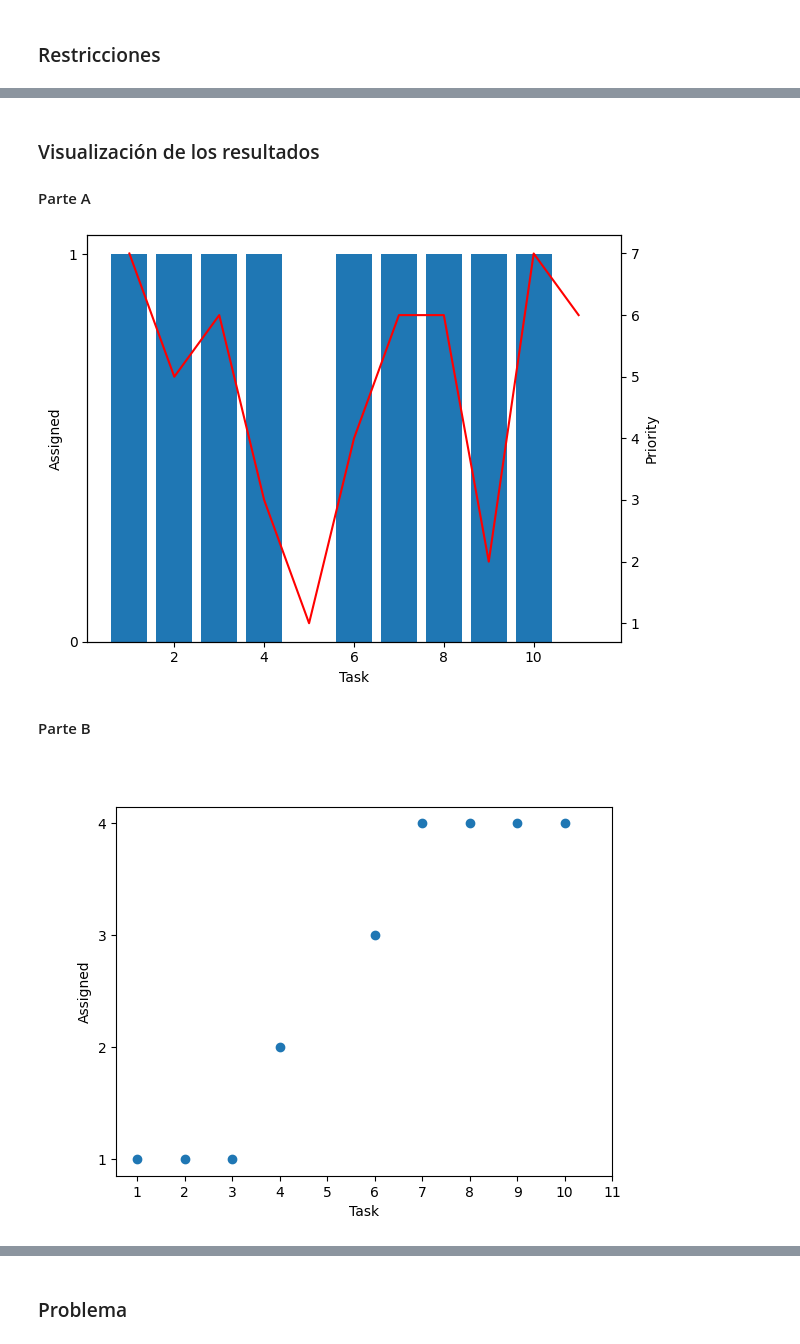
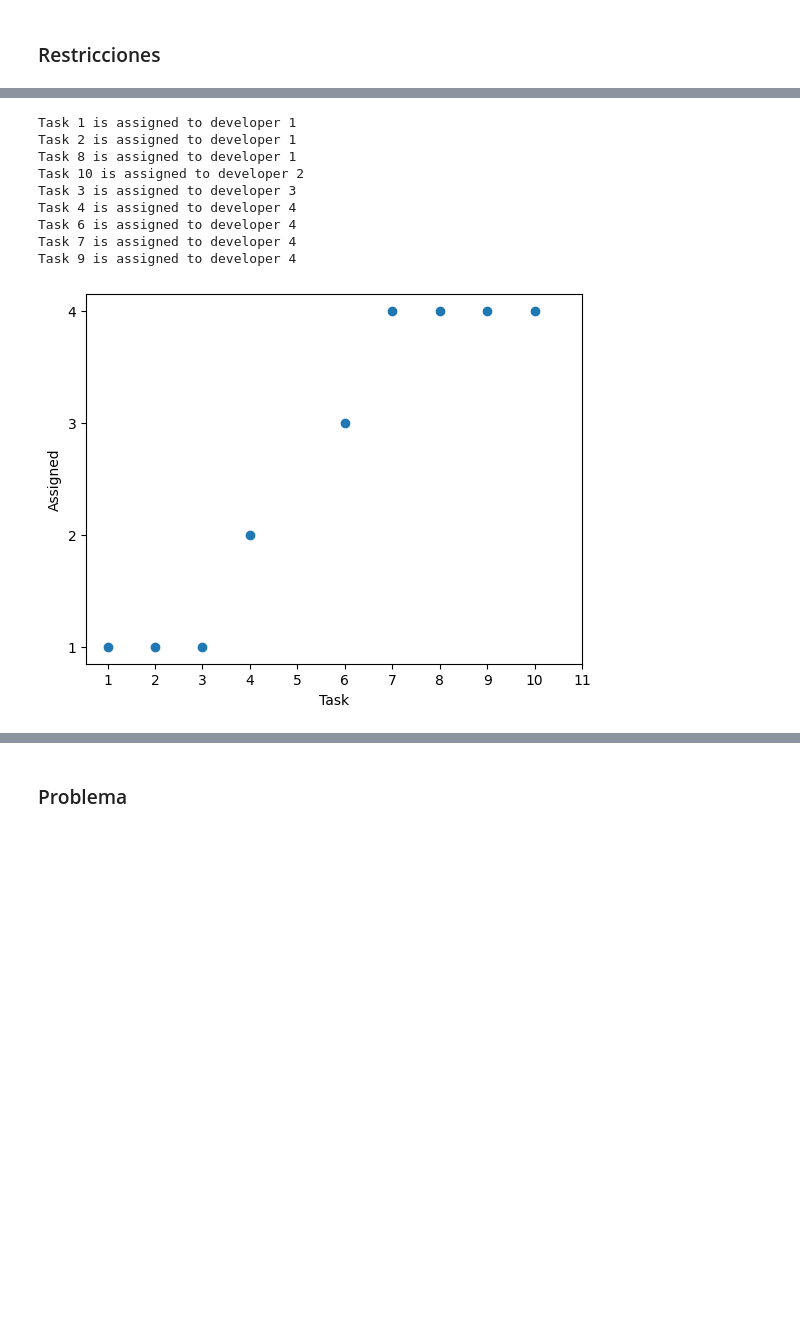
Before and after one commit to alejandroP03/lab_1_mos, a Jupyter notebook: Lab_1_MOS.ipynb, the cells around one changed output, grey strips where cells are left out. Saved outputs shown, nothing was run; the diff lists cells and outputs as text; code cells hidden in the pictures; blank space fills up the shorter version.

```diff
--- a/Lab_1_MOS.ipynb
+++ b/Lab_1_MOS.ipynb
@@ -102,9 +161,51 @@ Task 9 is assigned to developer 4
-# %% [markdown]
-### Visualización de los resultados
-
-#### Parte A
-![image.png](attachment:image.png)
-
-#### Parte B
-![image-2.png](attachment:image-2.png)
+# %%
+NUM_DEVS = 4
+MAX_DEV_POINTS = 13
+
+model = ConcreteModel()
+model.i = RangeSet(NUM_TASKS)
+model.j = RangeSet(NUM_DEVS)
+model.x = Var(model.i, model.j, domain=Binary)
+model.obj = Objective(expr=sum(p_i[i-1]*model.x[i,j] for i in model.i for j in model.j), sense=maximize)
+model.rest_num_points = ConstraintList()
+model.rest_task_per_dev = ConstraintList()
+
+for j in model.j:
+    model.rest_num_points.add(sum(model.x[i,j] * s_i[i-1] for i in model.i) <= MAX_DEV_POINTS)
+
+for i in model.i:
+    model.rest_task_per_dev.add(sum(model.x[i,j] for j in model.j) <= 1)
+
+solver = SolverFactory('glpk')
+solver.solve(model)
+
+for j in model.j:
+    for i in model.i:
+        if model.x[i,j].value == 1:
+            print(f"Task {i} is assigned to developer {j}")
+
+
+fig, ax1 = plt.subplots()
+
+ax1.scatter([i for i in model.i for j in model.j if model.x[i,j].value == 1], [j for j in model.j for i in model.i if model.x[i,j].value == 1], label="Assigned")
+
+ax1.set_xlabel('Task')
+ax1.set_ylabel('Assigned')
+
+ax1.set_yticks(range(1, NUM_DEVS+1))
+ax1.set_xticks(range(1, NUM_TASKS+1))
+
+
+plt.show()
+# %% [output]
+Task 1 is assigned to developer 1
+Task 2 is assigned to developer 1
+Task 8 is assigned to developer 1
+Task 10 is assigned to developer 2
+Task 3 is assigned to developer 3
+Task 4 is assigned to developer 4
+Task 6 is assigned to developer 4
+Task 7 is assigned to developer 4
+Task 9 is assigned to developer 4
+[figure, added]
 # %% [markdown]
```
Also changed, not shown: parts of 23 cells of this notebook, 2 other files.
